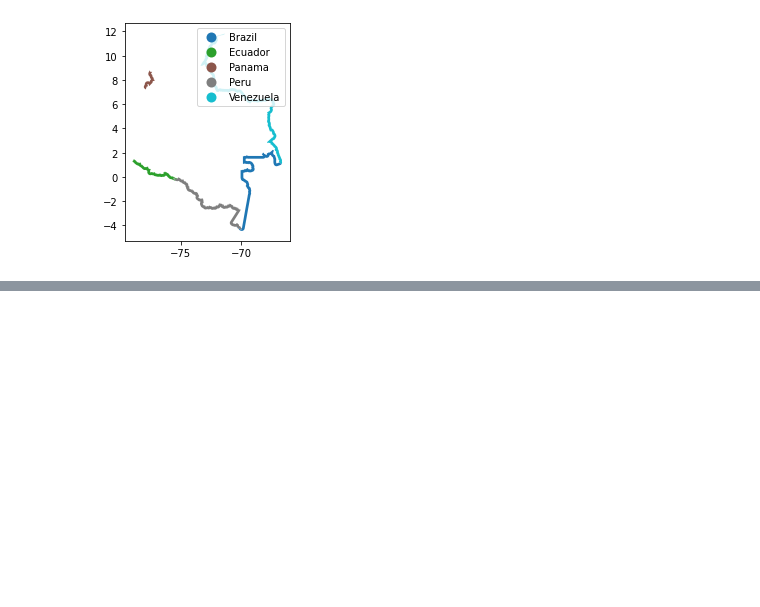
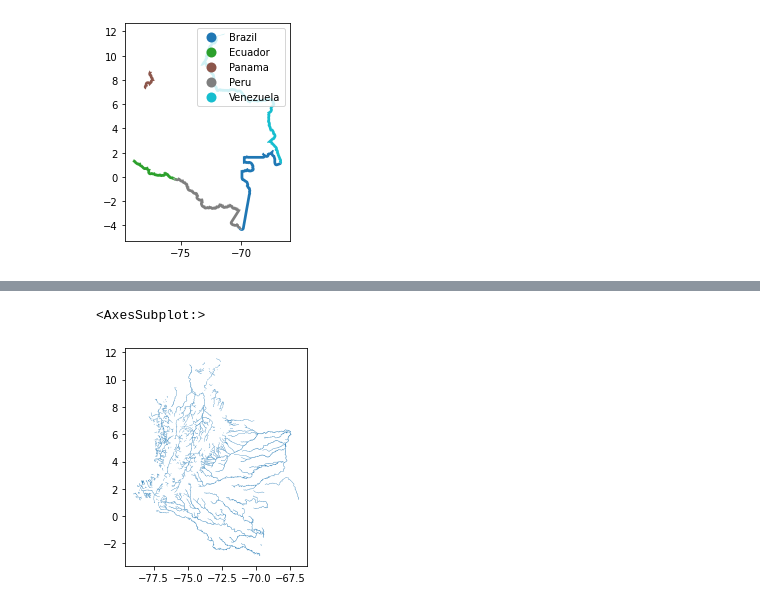
Before and after one commit to Data-Lama/pathogen_study_regions_generator, a Jupyter notebook: src/Notes Gonche.ipynb, the cells around one changed output, grey strips where cells are left out. Cells and saved outputs as stored; diff of their text form; code cells hidden in the pictures; blank space fills up the shorter version.

```diff
--- a/src/Notes Gonche.ipynb
+++ b/src/Notes Gonche.ipynb
@@ -131,0 +120,3 @@ mag.head(1).plot()
+# %%
+rivers_clean.geometry = rivers_clean.geometry.to_crs(manipulation_geometry).simplify(200).buffer(1000).to_crs(plot_geometry)
+rivers_clean
@@ -131,0 +137,5 @@ mag.head(1).plot()
+# %%
+rivers_clean.plot()
+# %% [output]
+<AxesSubplot:>
+[figure, added]
```
Also changed, not shown: parts of 13 cells of this notebook, 5 other files.
